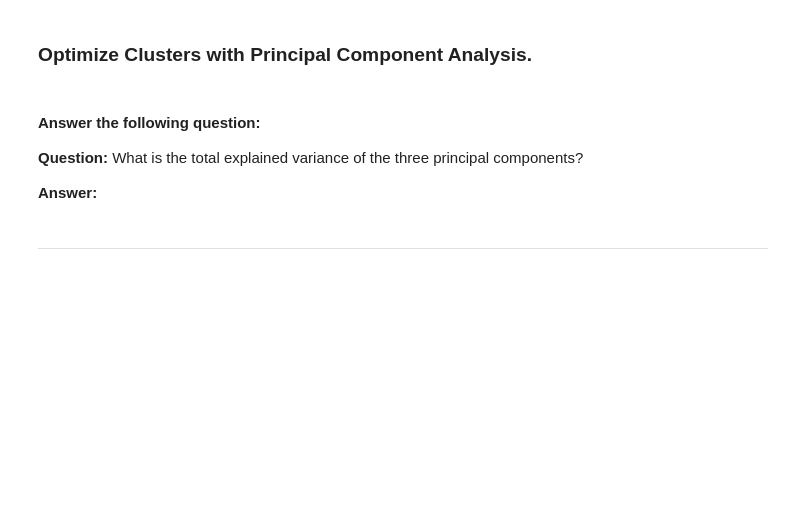
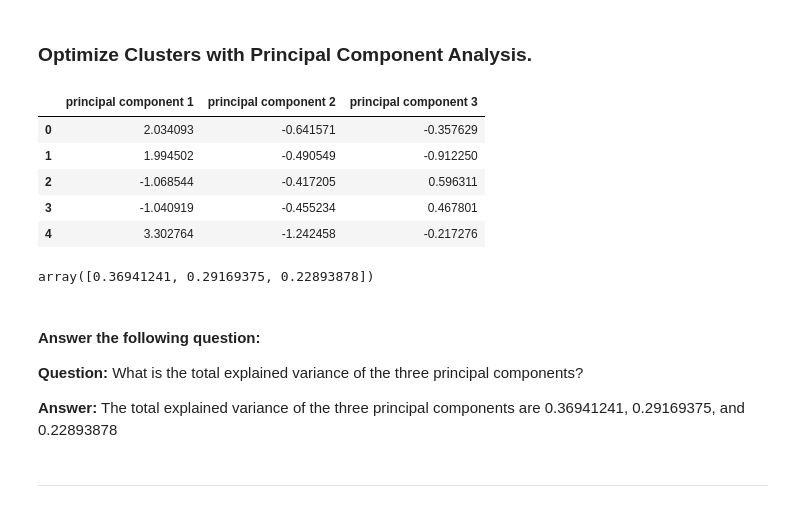
Before and after one commit to SamuelSwafford/CryptoClustering, a Jupyter notebook: Crypto_Clustering.ipynb, the cells around one changed output. Cells and saved outputs as stored; diff of their text form; code cells hidden in the pictures; blank space fills up the shorter version.

```diff
--- a/Crypto_Clustering.ipynb
+++ b/Crypto_Clustering.ipynb
@@ -133,19 +217,41 @@ df_market_data_scaled.set_index("coin_id", inplace=True)
 ### Optimize Clusters with Principal Component Analysis.
 # %%
 # Create a PCA model instance and set `n_components=3`.
+pca = PCA(n_components=3)
 # %%
 # Use the PCA model with `fit_transform` to reduce to
 # three principal components.
+crypto_pca = pca.fit_transform(df_market_data_scaled)
+
+
+# Create a DataFrame with the principal components data.
+df_crypto_pca = pd.DataFrame(
+    data=crypto_pca, columns=["principal component 1", "principal component 2", "principal component 3"]
+)
 
 # View the first five rows of the DataFrame.
+df_crypto_pca.head(5)
+# %% [output]
+|  | principal component 1 | principal component 2 | principal component 3 |
+| 0 | 2.034093 | -0.641571 | -0.357629 |
+| 1 | 1.994502 | -0.490549 | -0.912250 |
+| 2 | -1.068544 | -0.417205 | 0.596311 |
+| 3 | -1.040919 | -0.455234 | 0.467801 |
+| 4 | 3.302764 | -1.242458 | -0.217276 |
 # %%
 # Retrieve the explained variance to determine how much information
 # can be attributed to each principal component.
+explained_variance = pca.explained_variance_ratio_
+
+# Print the explained variance
+explained_variance
+# %% [output]
+array([0.36941241, 0.29169375, 0.22893878])
 # %% [markdown]
 #### Answer the following question:
 
 **Question:** What is the total explained variance of the three principal components?
 
-**Answer:**
+**Answer:** The total explained variance of the three principal components are 0.36941241, 0.29169375, and 0.22893878
 # %%
 # Create a new DataFrame with the PCA data.
```
Also changed, not shown: parts of 14 cells of this notebook.
